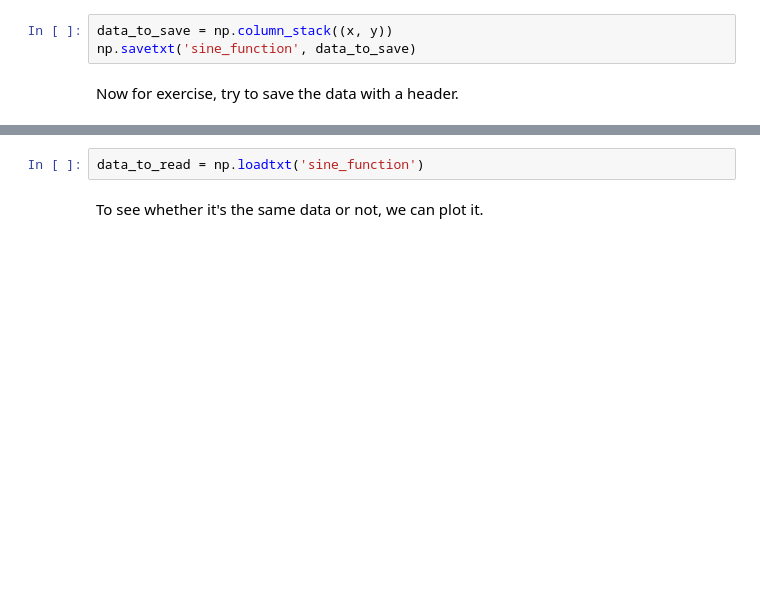
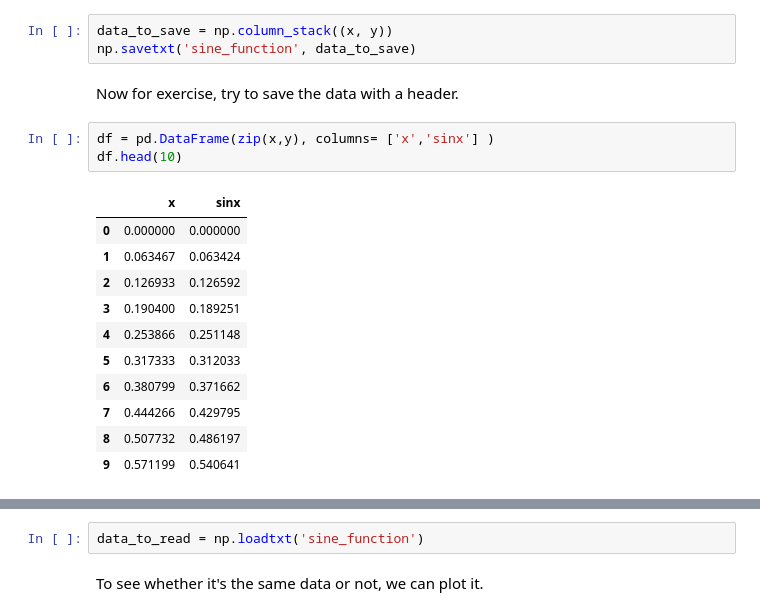
Before and after one commit to SBUDataAnalyisis/introduction-to-python-hastihojabr, a Jupyter notebook: Set_01.ipynb, the cells around one changed output, grey strips where cells are left out. Cells and saved outputs as stored; diff of their text form; blank space fills up the shorter version.

```diff
--- a/Set_01.ipynb
+++ b/Set_01.ipynb
@@ -325,3 +325,18 @@ data_to_save = np.column_stack((x, y))
 np.savetxt('sine_function', data_to_save)
 # %% [markdown]
 Now for exercise, try to save the data with a header.
+# %%
+df = pd.DataFrame(zip(x,y), columns= ['x','sinx'] )
+df.head(10)
+# %% [output]
+|  | x | sinx |
+| 0 | 0.000000 | 0.000000 |
+| 1 | 0.063467 | 0.063424 |
+| 2 | 0.126933 | 0.126592 |
+| 3 | 0.190400 | 0.189251 |
+| 4 | 0.253866 | 0.251148 |
+| 5 | 0.317333 | 0.312033 |
+| 6 | 0.380799 | 0.371662 |
+| 7 | 0.444266 | 0.429795 |
+| 8 | 0.507732 | 0.486197 |
+| 9 | 0.571199 | 0.540641 |
```
Also changed, not shown: parts of 6 cells of this notebook.
